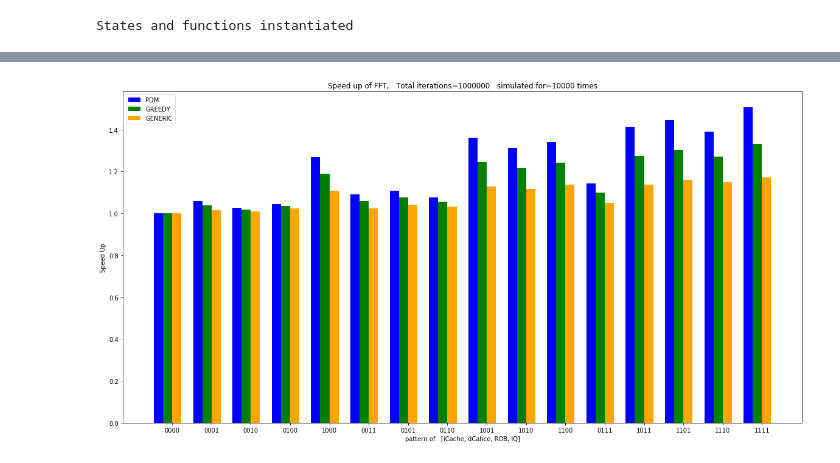
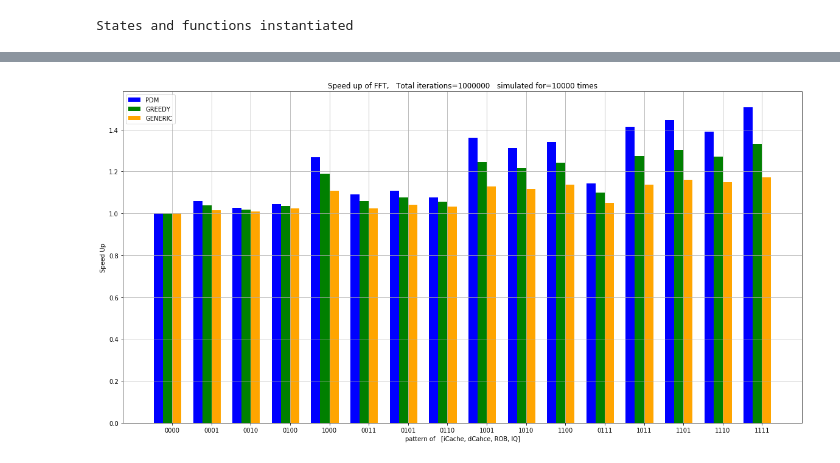
Before and after one commit to ManojGopale/StateMachine, a Jupyter notebook: runFFT.ipynb, the cells around one changed output, grey strips where cells are left out. Saved outputs shown, nothing was run; the diff lists cells and outputs as text; code cells hidden in the pictures.

Commit message:
Grid added to bith the plots

```diff
--- a/runFFT.ipynb
+++ b/runFFT.ipynb
@@ -737,31 +737,32 @@ width = 0.35 #width of each bar
 #ax.set_xticks(index+1.5*width)
 #ax.set_xticklabels(('0000', '0001', '0010', '0011',\
 #                    '0100', '0101', '0110', '0111',\
 #                    '1000', '1001', '1010', '1011',\
 #                    '1100', '1101', '1110', '1111'))
 #ax.legend((rect1[0], rect2[0], rect3[0]), ('PDM', 'GREEDY', 'GENERIC'))
 
 fig = plt.figure(figsize=(20,10))
 rect1 = plt.bar(index, PDM_OPT, width, color='b')
 rect2 = plt.bar(index+width, GREEDY_OPT, width, color='g')
 rect3 = plt.bar(index+2*width, GENERIC_OPT, width, color='orange')
 
 tickLabel = (('0000', '0001', '0010', '0100', '1000',\
             '0011', '0101', '0110', '1001', '1010', '1100',\
             '0111', '1011', '1101', '1110',\
             '1111'))
 
 ## Adding labels and titles
 plt.ylabel('Speed Up')
 plt.xlabel('pattern of   [iCache, dCahce, ROB, IQ]')
 
 title = 'Speed up of FFT,   Total iterations=' + str(N) + '   simulated for=' + str(NUMBER_OF_ITERATION) + ' times'
 plt.title(title)
 plt.xticks(index+1.5*width, tickLabel)
 
 plt.legend((rect1[0], rect2[0], rect3[0]), ('PDM', 'GREEDY', 'GENERIC'))
+plt.grid()
 
 plt.show()
 fig.savefig('FFT.png')
 # %% [output]
-[figure, old version]
+[figure, new version]
```
Also changed, not shown: parts of 2 cells of this notebook, 3 other files.
